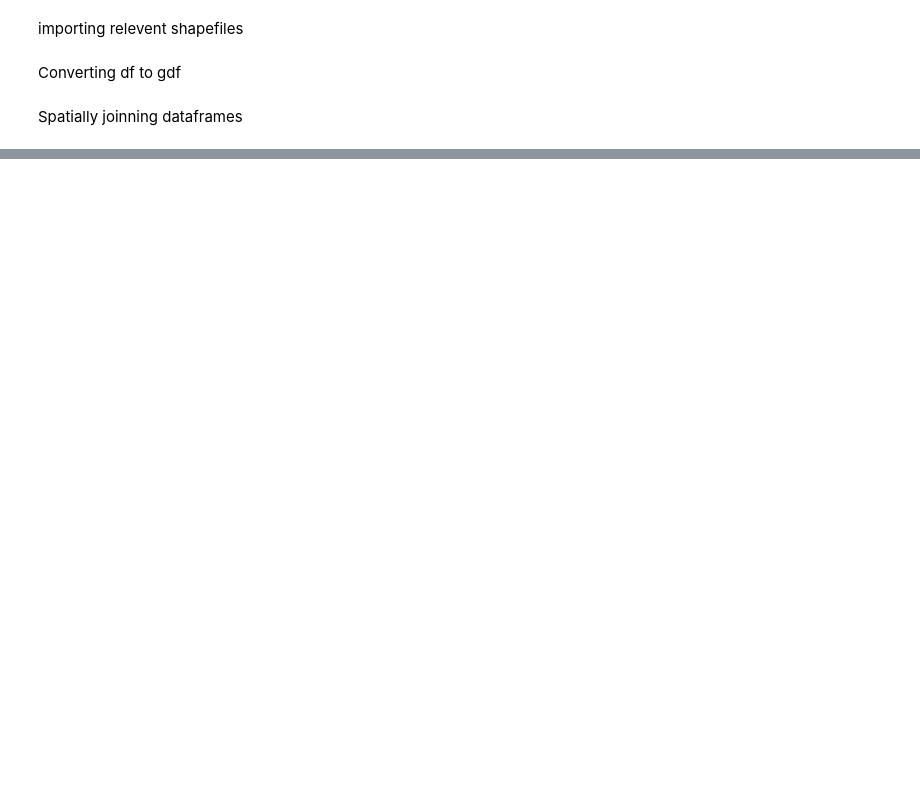
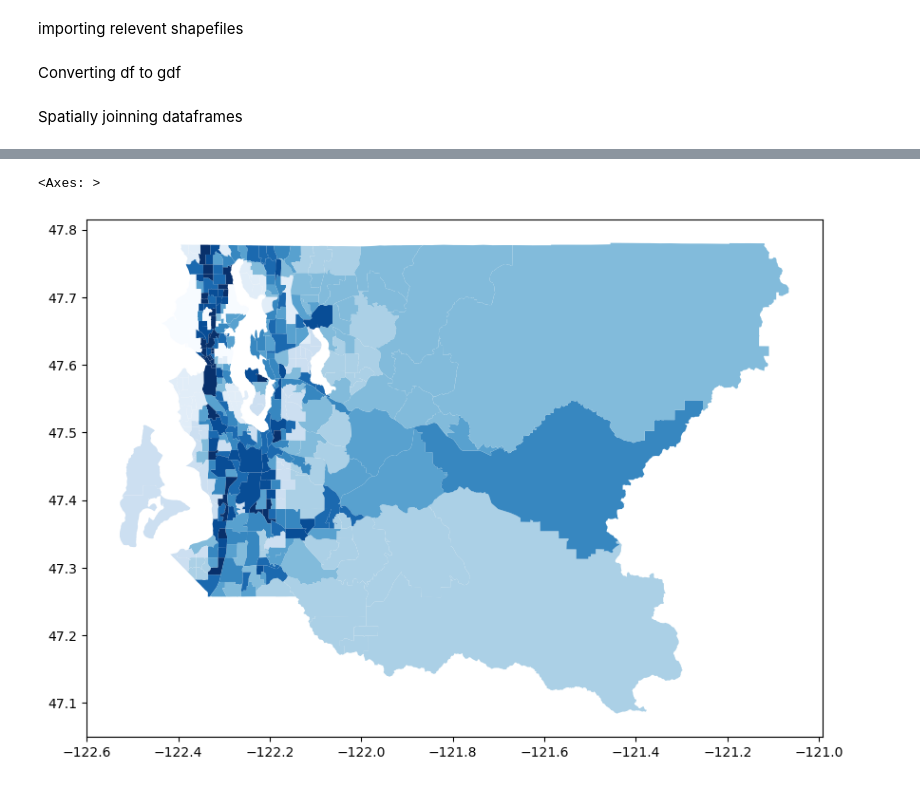
Before and after one commit to drykvf/Housing-Project, a Jupyter notebook: keanan_gis_work/Keanan_gis_code.ipynb, the cells around one changed output, grey strips where cells are left out. Saved outputs shown, nothing was run; the diff lists cells and outputs as text; code cells hidden in the pictures; blank space fills up the shorter version.

```diff
--- a/keanan_gis_work/Keanan_gis_code.ipynb
+++ b/keanan_gis_work/Keanan_gis_code.ipynb
@@ -32,6 +32,9 @@ importing relevent shapefiles
 # %%
 # Read in shp
 king_boundary = gpd.read_file('Metropolitan_King_County_Council___kccdst_area_copy/Metropolitan_King_County_Council___kccdst_area.shp')
+School_districts_df = gpd.read_file('School_Districts_in_King_County___schdst_area/School_Districts_in_King_County___schdst_area.shp')
+WADOH_df = gpd.read_file('WADOH_Environmental_Health_Disparities_Index_Calculated_for_King_County___wadohehdindex_area/WADOH_Environmental_Health_Disparities_Index_Calculated_for_King_County___wadohehdindex_area.shp')
+income_df_i = gpd.read_file('Basic_demographics_by_census_tracts_in_King_County_-_selected_categories___demographic_base_area_esj/Basic_demographics_by_census_tracts_in_King_County_-_selected_categories___demographic_base_area_esj.shp')
 # %% [markdown]
 Converting df to gdf
 # %%
@@ -44,0 +76,5 @@ gdf_final = gpd.sjoin(gdf, king_boundary, how='inner')
+# %%
+# Creating a list of columns to keep
+keep_wadoh = ['traffic_de','toxic_rele','hazardou_2', 'geometry']
+env_df = WADOH_df[keep_wadoh]
+env_df
@@ -44,0 +95,8 @@ gdf_final = gpd.sjoin(gdf, king_boundary, how='inner')
+# %%
+# set figure size
+fig, ax = plt.subplots(figsize=(10, 10))
+
+env_df.plot(ax=ax,column='traffic_de', cmap='Blues',)
+# %% [output]
+<Axes: >
+[figure, added]
```
Also changed, not shown: parts of 13 cells of this notebook, 20 other files.
